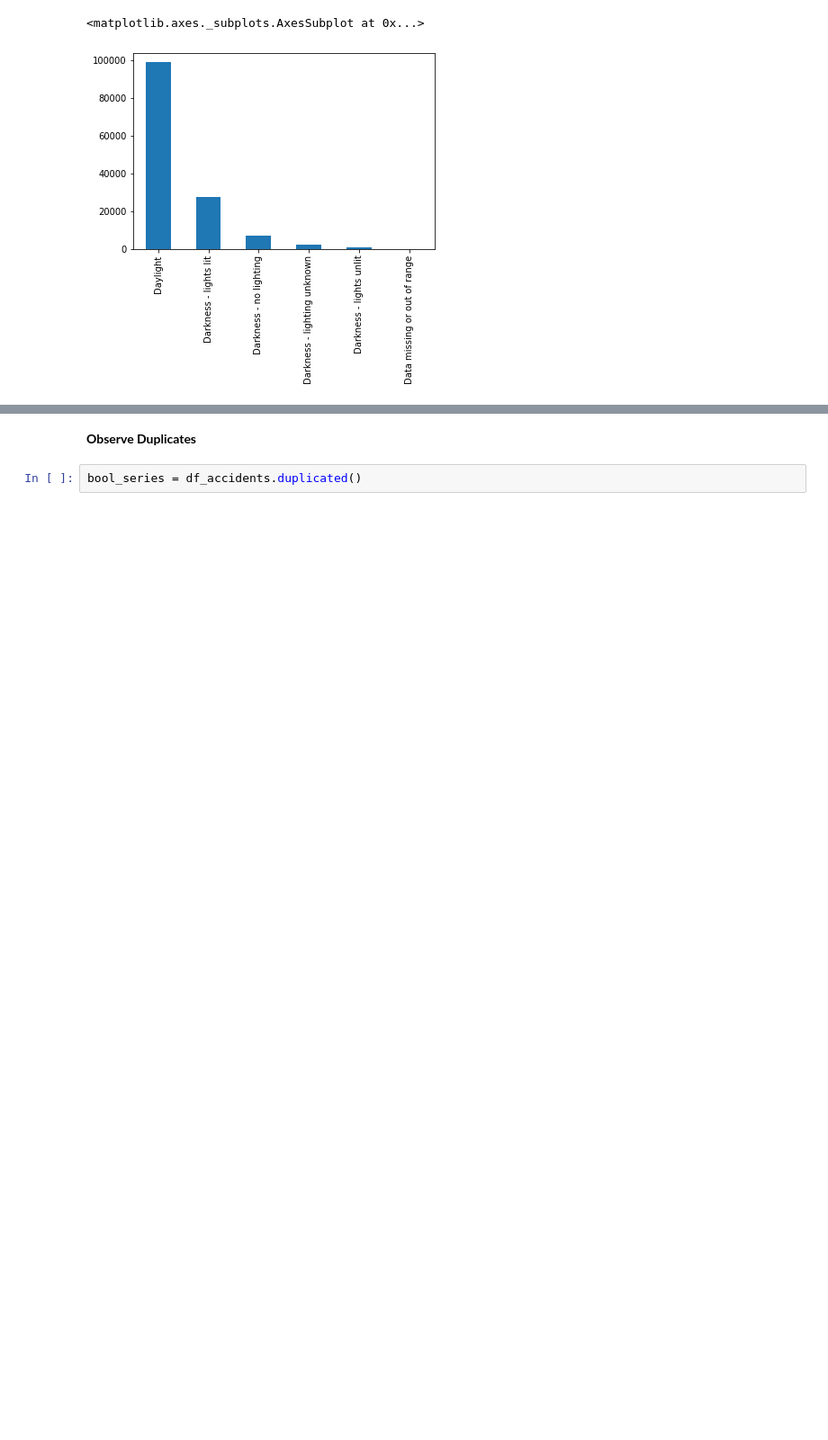
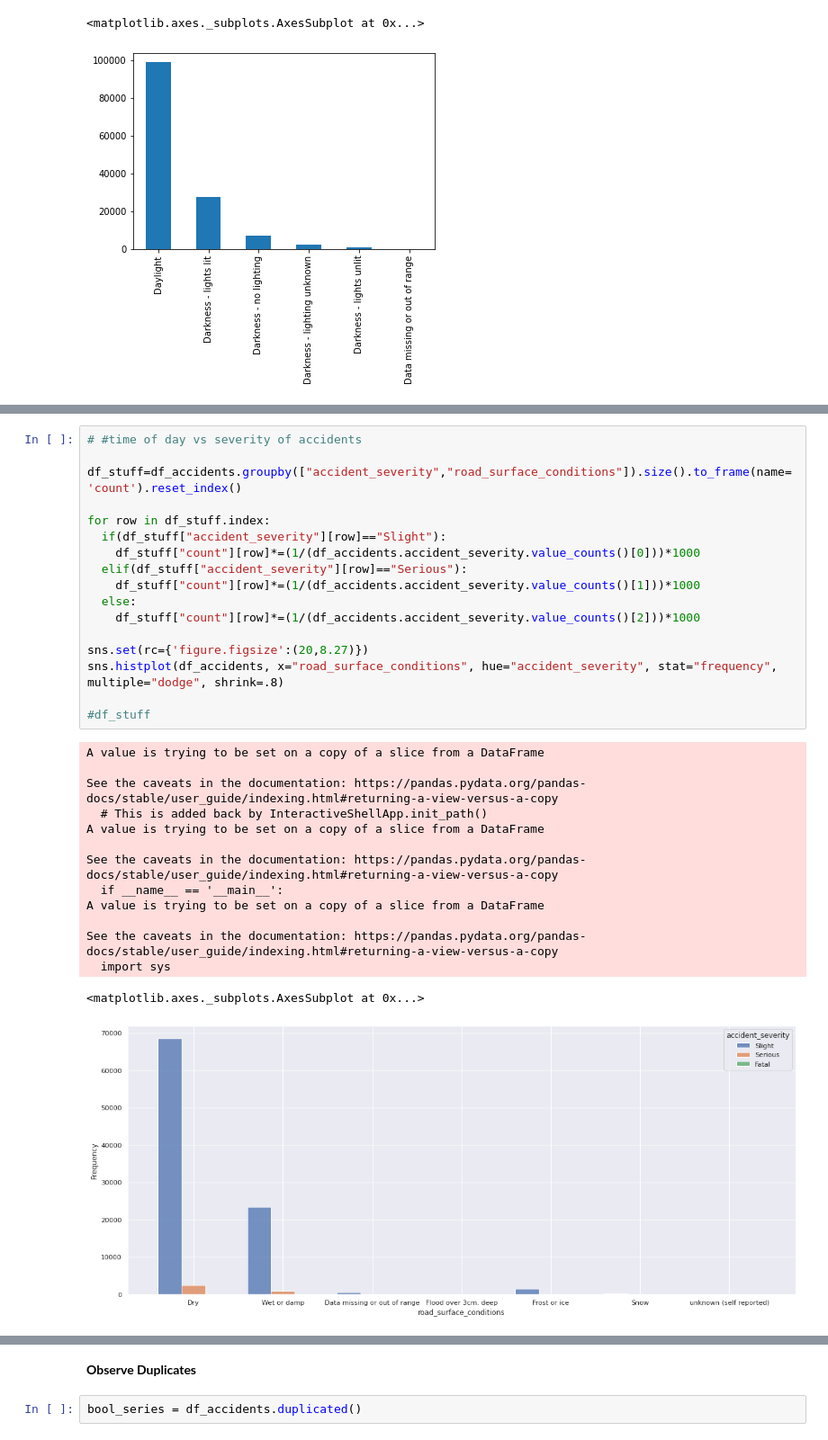
Before and after one commit to faridahelmy/DE-Project, a Jupyter notebook: Data_Engineering_M1.ipynb, the cells around one changed output, grey strips where cells are left out. Shown at 90% size. Saved outputs shown, nothing was run; the diff lists cells and outputs as text; blank space fills up the shorter version.

```diff
--- a/Data_Engineering_M1.ipynb
+++ b/Data_Engineering_M1.ipynb
@@ -125,0 +147,32 @@ sns.countplot(x="road_surface_conditions", hue="accident_severity", data=df_acci
+# %%
+# #time of day vs severity of accidents
+
+df_stuff=df_accidents.groupby(["accident_severity","road_surface_conditions"]).size().to_frame(name='count').reset_index()
+
+for row in df_stuff.index:
+  if(df_stuff["accident_severity"][row]=="Slight"):
+    df_stuff["count"][row]*=(1/(df_accidents.accident_severity.value_counts()[0]))*1000
+  elif(df_stuff["accident_severity"][row]=="Serious"):
+    df_stuff["count"][row]*=(1/(df_accidents.accident_severity.value_counts()[1]))*1000
+  else:
+    df_stuff["count"][row]*=(1/(df_accidents.accident_severity.value_counts()[2]))*1000
+
+sns.set(rc={'figure.figsize':(20,8.27)})
+sns.histplot(df_accidents, x="road_surface_conditions", hue="accident_severity", stat="frequency", multiple="dodge", shrink=.8)
+
+#df_stuff
+# %% [output]
+A value is trying to be set on a copy of a slice from a DataFrame
+
+See the caveats in the documentation: https://pandas.pydata.org/pandas-docs/stable/user_guide/indexing.html#returning-a-view-versus-a-copy
+  # This is added back by InteractiveShellApp.init_path()
+A value is trying to be set on a copy of a slice from a DataFrame
+
+See the caveats in the documentation: https://pandas.pydata.org/pandas-docs/stable/user_guide/indexing.html#returning-a-view-versus-a-copy
+  if __name__ == '__main__':
+A value is trying to be set on a copy of a slice from a DataFrame
+
+See the caveats in the documentation: https://pandas.pydata.org/pandas-docs/stable/user_guide/indexing.html#returning-a-view-versus-a-copy
+  import sys
+<matplotlib.axes._subplots.AxesSubplot at 0x...>
+[figure, added]
```
Also changed, not shown: parts of 4 cells of this notebook.
